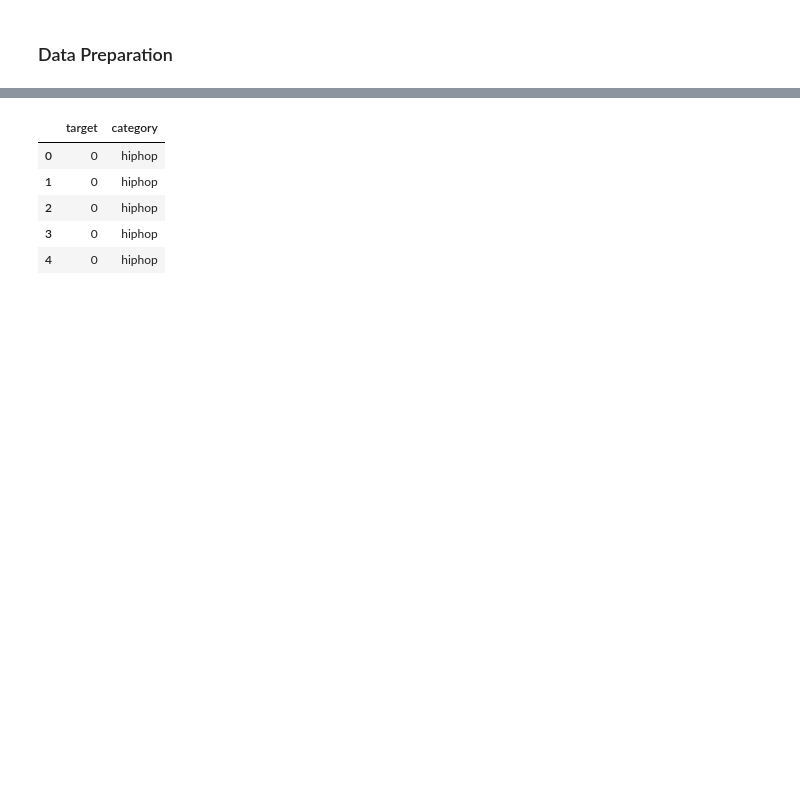
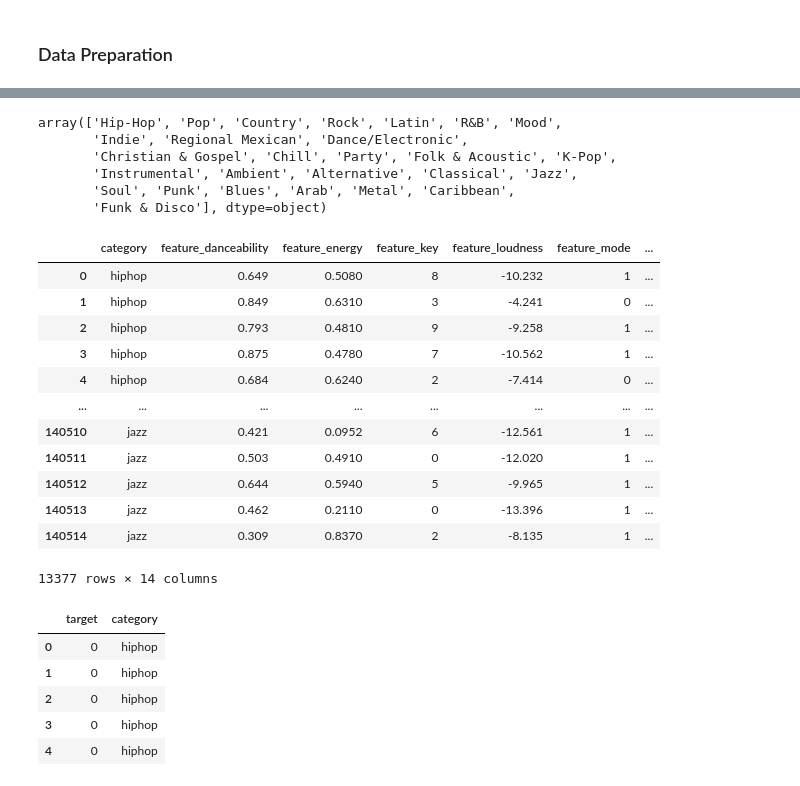
Before and after one commit to luispflamminger/spotify-genre-prediction, a Jupyter notebook: gradient_boosting/gradient_boosting.ipynb, the cells around one changed output, grey strips where cells are left out. Saved outputs shown, nothing was run; the diff lists cells and outputs as text; code cells hidden in the pictures; blank space fills up the shorter version.

```diff
--- a/gradient_boosting/gradient_boosting.ipynb
+++ b/gradient_boosting/gradient_boosting.ipynb
@@ -91,0 +3,8 @@ dtype: object
+# %%
+import os
+import json
+import pandas as pd
+
+# reading data from csv
+df = pd.read_csv(os.path.join('..', 'data_collection', 'final_result.csv'))
+df
@@ -92,3 +25,70 @@ dtype: object
+# %%
+# drop duplicates by artist and track names
+# this ensures that tracks that were released twice (e.g. single before album) are still deduplicated
+# using the track id as a deduplication criteria wouldn't achieve this
+df = df.drop_duplicates(subset=['categories.playlists.tracks.artists', 'categories.playlists.tracks.name'])
+# %%
+# list names of all genres
+genres = df['categories.name'].unique()
+genres
+# %% [output]
+array(['Hip-Hop', 'Pop', 'Country', 'Rock', 'Latin', 'R&B', 'Mood',
+       'Indie', 'Regional Mexican', 'Dance/Electronic',
+       'Christian & Gospel', 'Chill', 'Party', 'Folk & Acoustic', 'K-Pop',
+       'Instrumental', 'Ambient', 'Alternative', 'Classical', 'Jazz',
+       'Soul', 'Punk', 'Blues', 'Arab', 'Metal', 'Caribbean',
+       'Funk & Disco'], dtype=object)
+# %%
+# only use these genres
+
+genre_filter = ['hiphop', 'jazz', 'rock']
+df = df[df['categories.id'].isin(genre_filter)]
+# %%
+# Drop unneeded columns
+
+columns_to_drop = [
+    "categories.name",
+    "categories.playlists.id",
+    "categories.playlists.name",
+    "categories.playlists.tracks.id",
+    "categories.playlists.tracks.name",
+    "categories.playlists.tracks.album.id",
+    "categories.playlists.tracks.album.name",
+    "categories.playlists.tracks.artists"
+    ]
+df = df.drop(columns=columns_to_drop)
+
+df = df.rename(columns={
+    "categories.id": "category",
+    "categories.playlists.tracks.features.danceability": "feature_danceability",
+    "categories.playlists.tracks.features.energy": "feature_energy",
+    "categories.playlists.tracks.features.key": "feature_key",
+    "categories.playlists.tracks.features.loudness": "feature_loudness",
+    "categories.playlists.tracks.features.mode": "feature_mode",
+    "categories.playlists.tracks.features.speechiness": "feature_speechiness",
+    "categories.playlists.tracks.features.acousticness": "feature_acousticness",
+    "categories.playlists.tracks.features.instrumentalness": "feature_instrumentalness",
+    "categories.playlists.tracks.features.liveness": "feature_liveness",
+    "categories.playlists.tracks.features.valence": "feature_valence",
+    "categories.playlists.tracks.features.tempo": "feature_tempo",
+    "categories.playlists.tracks.features.duration_ms": "feature_duration_ms",
+    "categories.playlists.tracks.features.time_signature": "feature_time_signature"
+})
+df
+# %% [output]
+|  | category | feature_danceability | feature_energy | feature_key | feature_loudness | feature_mode | ... |
+| 0 | hiphop | 0.649 | 0.5080 | 8 | -10.232 | 1 | ... |
+| 1 | hiphop | 0.849 | 0.6310 | 3 | -4.241 | 0 | ... |
+| 2 | hiphop | 0.793 | 0.4810 | 9 | -9.258 | 1 | ... |
+| 3 | hiphop | 0.875 | 0.4780 | 7 | -10.562 | 1 | ... |
+| 4 | hiphop | 0.684 | 0.6240 | 2 | -7.414 | 0 | ... |
+| ... | ... | ... | ... | ... | ... | ... | ... |
+| 140510 | jazz | 0.421 | 0.0952 | 6 | -12.561 | 1 | ... |
+| 140511 | jazz | 0.503 | 0.4910 | 0 | -12.020 | 1 | ... |
+| 140512 | jazz | 0.644 | 0.5940 | 5 | -9.965 | 1 | ... |
+| 140513 | jazz | 0.462 | 0.2110 | 0 | -13.396 | 1 | ... |
+| 140514 | jazz | 0.309 | 0.8370 | 2 | -8.135 | 1 | ... |
+13377 rows × 14 columns
 # %%
 # sklearn takes the features and labels as seperate lists
 # df needs to be split
```
Also changed, not shown: parts of 10 cells of this notebook.
